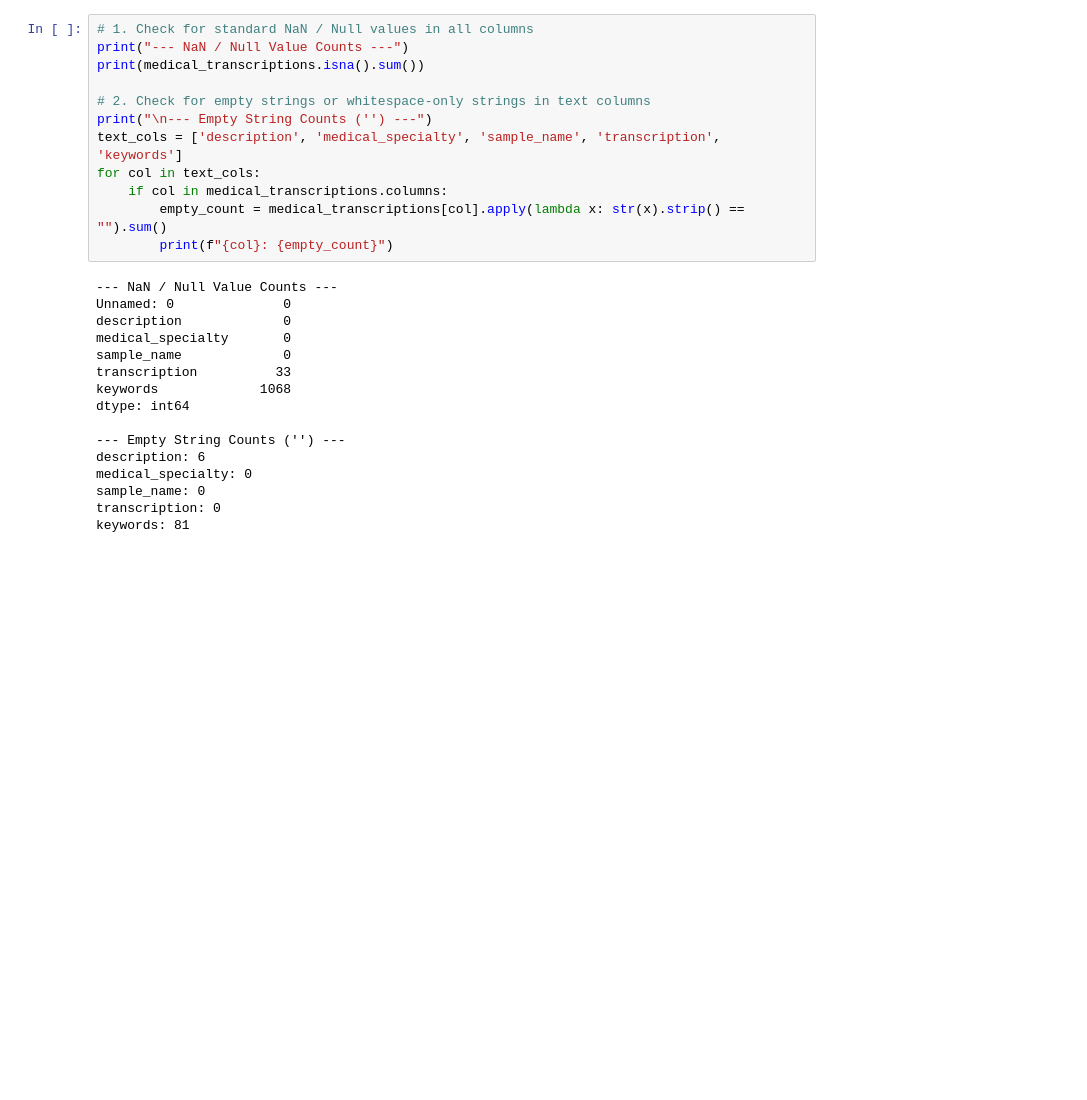
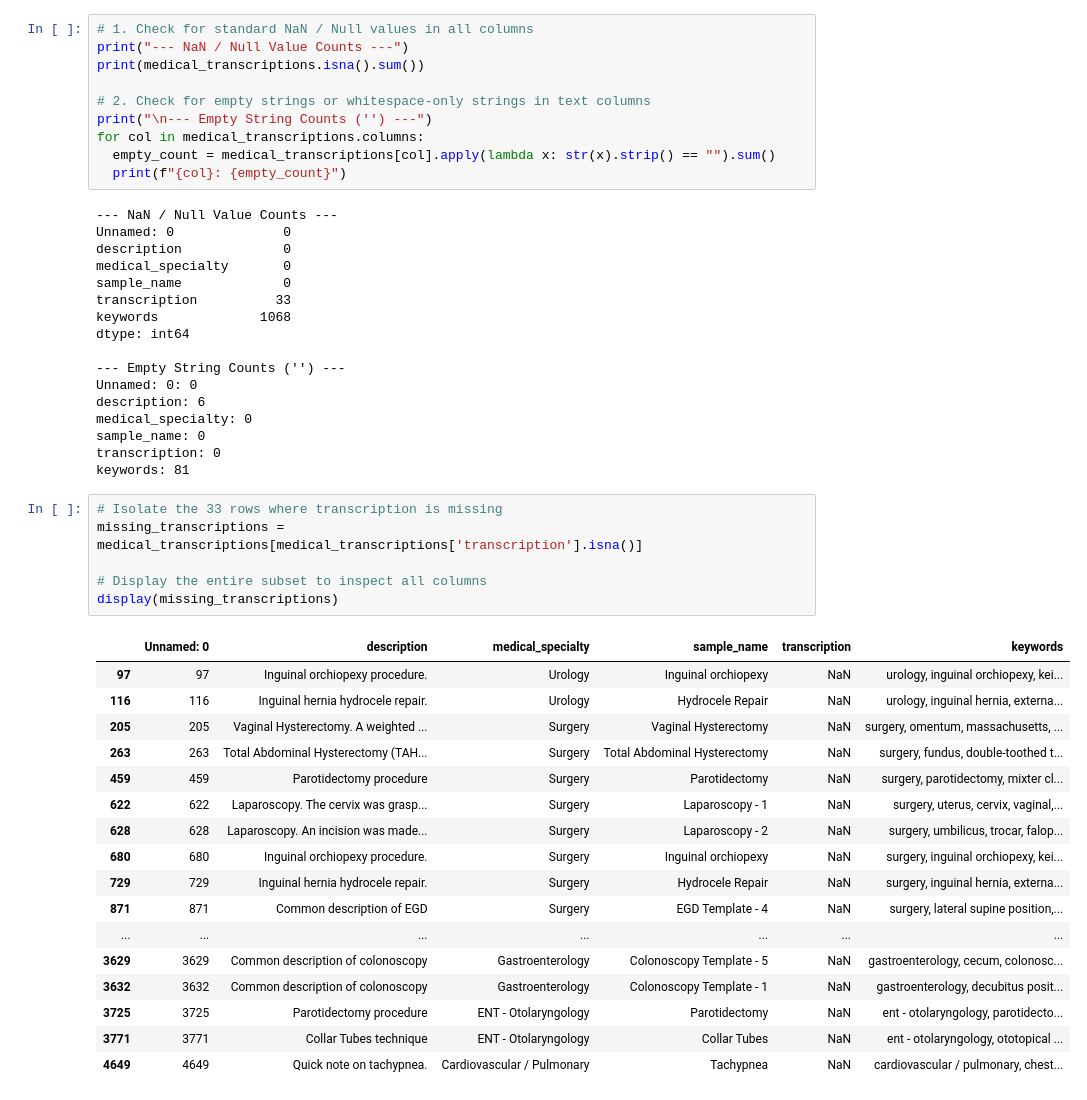
Before and after one commit to aronwilbert/COMP8420-Group-L-Healthcare, a Jupyter notebook: COMP8420_Group_L_Healthcare.ipynb, the cells around one changed output. Saved outputs shown, nothing was run; the diff lists cells and outputs as text; blank space fills up the shorter version.

```diff
--- a/COMP8420_Group_L_Healthcare.ipynb
+++ b/COMP8420_Group_L_Healthcare.ipynb
@@ -39,11 +39,9 @@ print(medical_transcriptions.isna().sum())
 
 # 2. Check for empty strings or whitespace-only strings in text columns
 print("\n--- Empty String Counts ('') ---")
-text_cols = ['description', 'medical_specialty', 'sample_name', 'transcription', 'keywords']
-for col in text_cols:
-    if col in medical_transcriptions.columns:
-        empty_count = medical_transcriptions[col].apply(lambda x: str(x).strip() == "").sum()
-        print(f"{col}: {empty_count}")
+for col in medical_transcriptions.columns:
+  empty_count = medical_transcriptions[col].apply(lambda x: str(x).strip() == "").sum()
+  print(f"{col}: {empty_count}")
 # %% [output]
 --- NaN / Null Value Counts ---
 Unnamed: 0              0
@@ -55,8 +53,33 @@ keywords             1068
 dtype: int64
 
 --- Empty String Counts ('') ---
+Unnamed: 0: 0
 description: 6
 medical_specialty: 0
 sample_name: 0
 transcription: 0
 keywords: 81
+# %%
+# Isolate the 33 rows where transcription is missing
+missing_transcriptions = medical_transcriptions[medical_transcriptions['transcription'].isna()]
+
+# Display the entire subset to inspect all columns
+display(missing_transcriptions)
+# %% [output]
+|  | Unnamed: 0 | description | medical_specialty | sample_name | transcription | keywords |
+| 97 | 97 | Inguinal orchiopexy procedure. | Urology | Inguinal orchiopexy | NaN | urology, inguinal orchiopexy, kei... |
+| 116 | 116 | Inguinal hernia hydrocele repair. | Urology | Hydrocele Repair | NaN | urology, inguinal hernia, externa... |
+| 205 | 205 | Vaginal Hysterectomy. A weighted ... | Surgery | Vaginal Hysterectomy | NaN | surgery, omentum, massachusetts, ... |
+| 263 | 263 | Total Abdominal Hysterectomy (TAH... | Surgery | Total Abdominal Hysterectomy | NaN | surgery, fundus, double-toothed t... |
+| 459 | 459 | Parotidectomy procedure | Surgery | Parotidectomy | NaN | surgery, parotidectomy, mixter cl... |
+| 622 | 622 | Laparoscopy. The cervix was grasp... | Surgery | Laparoscopy - 1 | NaN | surgery, uterus, cervix, vaginal,... |
+| 628 | 628 | Laparoscopy. An incision was made... | Surgery | Laparoscopy - 2 | NaN | surgery, umbilicus, trocar, falop... |
+| 680 | 680 | Inguinal orchiopexy procedure. | Surgery | Inguinal orchiopexy | NaN | surgery, inguinal orchiopexy, kei... |
+| 729 | 729 | Inguinal hernia hydrocele repair. | Surgery | Hydrocele Repair | NaN | surgery, inguinal hernia, externa... |
+| 871 | 871 | Common description of EGD | Surgery | EGD Template - 4 | NaN | surgery, lateral supine position,... |
+| ... | ... | ... | ... | ... | ... | ... |
+| 3629 | 3629 | Common description of colonoscopy | Gastroenterology | Colonoscopy Template - 5 | NaN | gastroenterology, cecum, colonosc... |
+| 3632 | 3632 | Common description of colonoscopy | Gastroenterology | Colonoscopy Template - 1 | NaN | gastroenterology, decubitus posit... |
+| 3725 | 3725 | Parotidectomy procedure | ENT - Otolaryngology | Parotidectomy | NaN | ent - otolaryngology, parotidecto... |
+| 3771 | 3771 | Collar Tubes technique | ENT - Otolaryngology | Collar Tubes | NaN | ent - otolaryngology, ototopical ... |
+| 4649 | 4649 | Quick note on tachypnea. | Cardiovascular / Pulmonary | Tachypnea | NaN | cardiovascular / pulmonary, chest... |
```
Also changed, not shown: parts of 4 cells of this notebook.
